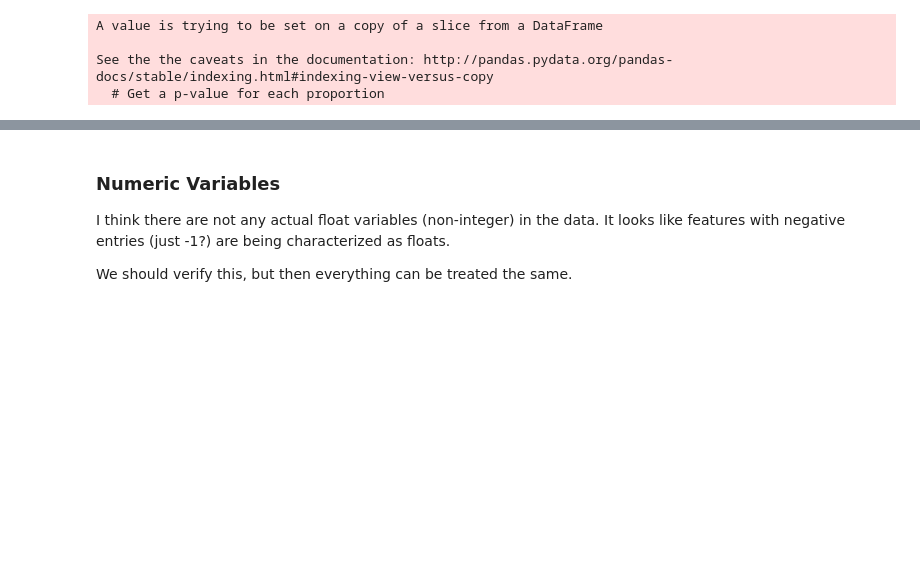
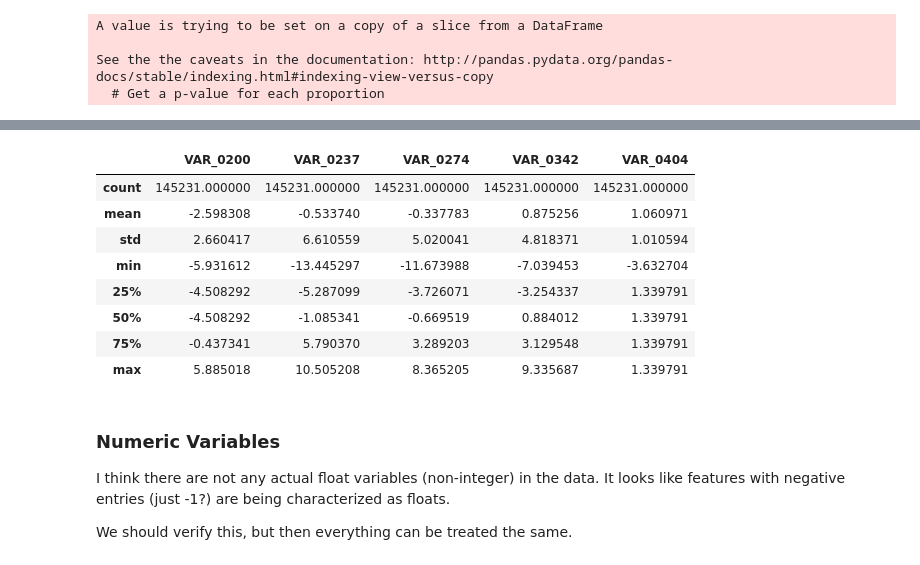
Before and after one commit to zachalexan/springleaf-marketing, a Jupyter notebook: zach-main.ipynb, the cells around one changed output, grey strips where cells are left out. Cells and saved outputs as stored; diff of their text form; code cells hidden in the pictures; blank space fills up the shorter version.

Commit message:
Write zscore_convert to follow fit --> transform

```diff
--- a/zach-main.ipynb
+++ b/zach-main.ipynb
@@ -144,3 +156,20 @@ See the the caveats in the documentation: http://pandas.pydata.org/pandas-docs/s
+# %%
+from process_categorical import zscore_convert, var_types
+zconv = zscore_convert(thresh = 100)
+zconv.fit(train[var_types['thin']], train['target'])
+thin_convert_df = zconv.transform(train[var_types['thin']])
+# %%
+thin_convert_df.describe()
+# %% [output]
+|  | VAR_0200 | VAR_0237 | VAR_0274 | VAR_0342 | VAR_0404 |
+| count | 145231.000000 | 145231.000000 | 145231.000000 | 145231.000000 | 145231.000000 |
+| mean | -2.598308 | -0.533740 | -0.337783 | 0.875256 | 1.060971 |
+| std | 2.660417 | 6.610559 | 5.020041 | 4.818371 | 1.010594 |
+| min | -5.931612 | -13.445297 | -11.673988 | -7.039453 | -3.632704 |
+| 25% | -4.508292 | -5.287099 | -3.726071 | -3.254337 | 1.339791 |
+| 50% | -4.508292 | -1.085341 | -0.669519 | 0.884012 | 1.339791 |
+| 75% | -0.437341 | 5.790370 | 3.289203 | 3.129548 | 1.339791 |
+| max | 5.885018 | 10.505208 | 8.365205 | 9.335687 | 1.339791 |
 # %% [markdown]
 ### Numeric Variables
 I think there are not any actual float variables (non-integer) in the data. It looks like features with negative entries (just -1?) are being characterized as floats.
```
Also changed, not shown: parts of 2 cells of this notebook, 1 other file.
